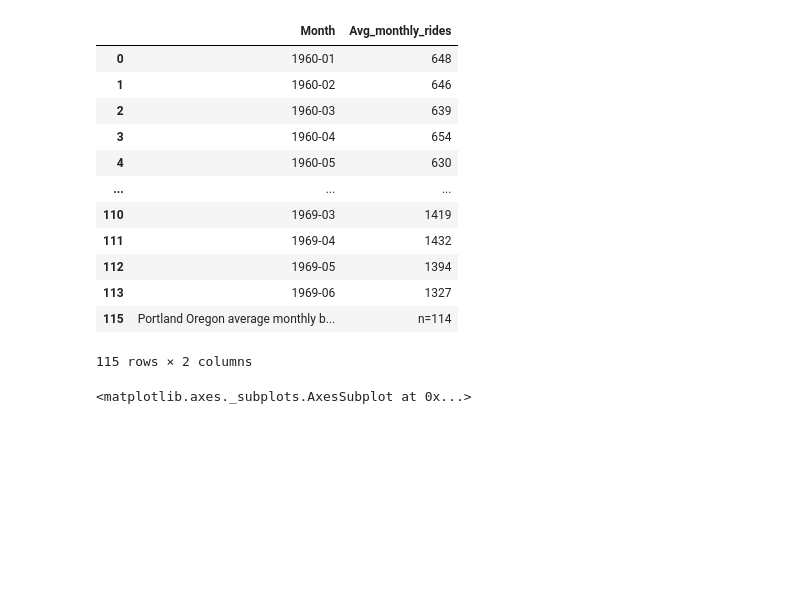
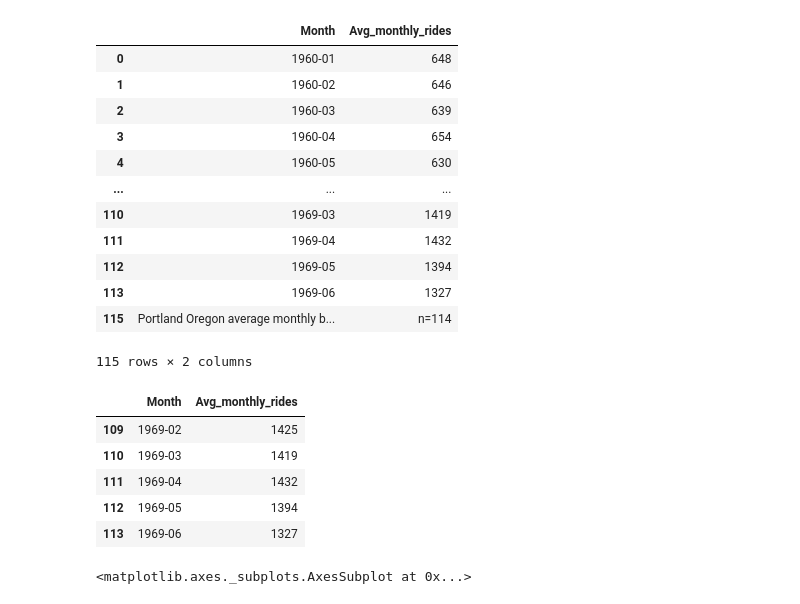
Before and after one commit to angiekl74/TimeSeriesAnalysis, a Jupyter notebook: PortlandRidership_Analysis_StatsmodelPackage_SARIMAX.ipynb, the cells around one changed output. Cells and saved outputs as stored; diff of their text form; code cells hidden in the pictures; blank space fills up the shorter version.

```diff
--- a/Portland_Ridership.ipynb
+++ b/PortlandRidership_Analysis_StatsmodelPackage_SARIMAX.ipynb
@@ -68,6 +59,15 @@ portland.dropna()
 # %%
 # drop last row
 portland.drop(portland.index[114], inplace=True)
+# %%
+portland.tail()
+# %% [output]
+|  | Month | Avg_monthly_rides |
+| 109 | 1969-02 | 1425 |
+| 110 | 1969-03 | 1419 |
+| 111 | 1969-04 | 1432 |
+| 112 | 1969-05 | 1394 |
+| 113 | 1969-06 | 1327 |
 # %%
 # change datatypes
 portland['Month'] =  pd.to_datetime(portland['Month'])
```
Also changed, not shown: parts of 7 cells of this notebook, 5 other files.
